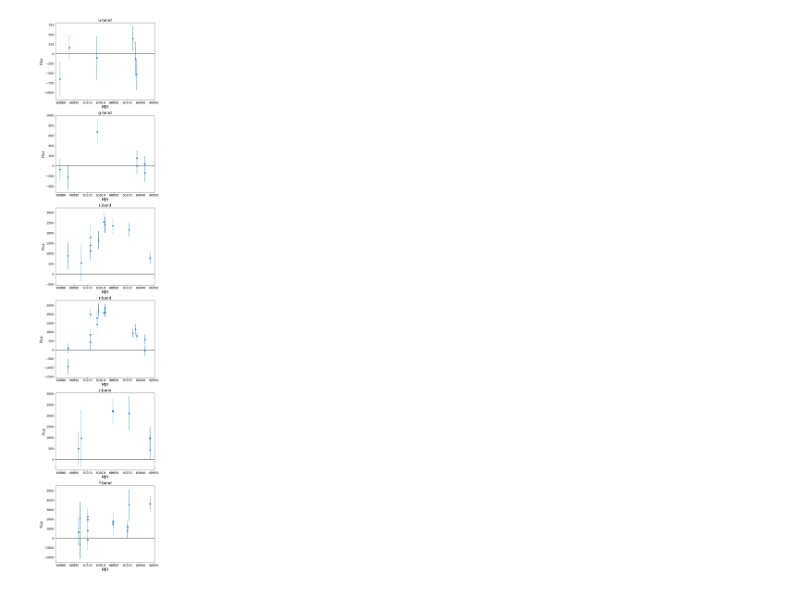
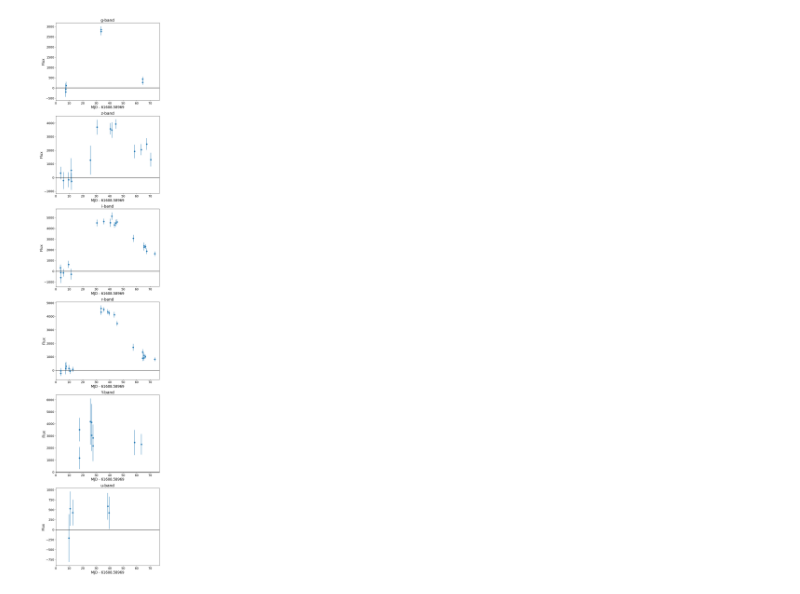
Before and after one commit to LSSTDESC/tom_desc, a Jupyter notebook: sql_query_tom_db.ipynb, the cells around one changed output. Drawn from its saved outputs; the diff is of its cells as text; code cells hidden in the pictures.

```diff
--- a/sql_query_tom_db.ipynb
+++ b/sql_query_tom_db.ipynb
@@ -169,23 +208,27 @@ objlist
 # %%
-# I like the look of the 4th one I got when I ran this query so let's get that one's lightcurve.
+# I like the look of the 3rd one I got when I ran this query so let's get that one's lightcurve.
 #
 # Get the lightcurve that would have been in the most recent alert that's been sent.  To do that:
 # * Find the latest alert that has alertSentTimestamp that's not NULL.
 # * Find the first alert for that object
 # * Return everything in diaForcedSource that is between (first alert - 30 days) and (latest alert)
 #
-#...I hope I did that right
+# (Note that because elasticc2 is over, all alerts were sent, so this is kind of gratuitous; I
+# could have just gotten all the points.  But, for demo purposes...)
 
-objid = objlist[3]['diaObjectId']
-query = ( 'SELECT "midPointTai","filterName","psFlux","psFluxErr" FROM elasticc_diaforcedsource '
-          'WHERE "diaObjectId"=%(objid)s '
-          'AND "midPointTai" >= ( SELECT "midPointTai"-30 FROM elasticc_diasource '
-          '                        WHERE "diaObjectId"=%(objid)s '
-          '                        ORDER BY "midPointTai" LIMIT 1 ) '
-          'AND "midPointTai" <= ( SELECT "midPointTai" FROM elasticc_diasource s '
-          '                       INNER JOIN elasticc_diaalert a ON s."diaSourceId"=a."diaSourceId" '
-          '                       WHERE a."alertSentTimestamp" IS NOT NULL AND s."diaObjectId"=%(objid)s'
-          '                       ORDER BY s."midPointTai" DESC LIMIT 1 ) ' )
+objid = objlist[2]['diaobject_id']
+query = ( 'SELECT midpointtai,filtername,psflux,psfluxerr FROM elasticc2_diaforcedsource '
+          'WHERE diaobject_id=%(objid)s '
+          'AND midPointTai >= ( SELECT midpointtai-30 FROM elasticc2_diasource '
+          '                     WHERE diaobject_id=%(objid)s '
+          '                     ORDER BY midpointtai LIMIT 1 ) '
+          'AND midPointTai <= ( SELECT midpointtai FROM elasticc2_diasource s '
+          '                     INNER JOIN elasticc2_ppdbalert a ON s.diasource_id=a.diasource_id '
+          '                     WHERE a.alertsenttimestamp IS NOT NULL AND s.diaobject_id=%(objid)s'
+          '                     ORDER BY s.midpointtai DESC LIMIT 1 ) ' )
+t0 = time.perf_counter()
 rows = run_query( query, { 'objid': objid } )
+t1 = time.perf_counter()
+sys.stderr.write( f"Request took {t1-t0:.2f} seconds." )
 print( f"Got {len(rows)} forced photometry points." )
 # %% [output]
@@ -193,30 +237,30 @@ Got 62 forced photometry points.
 # %%
 # Plot!
 df = pandas.DataFrame( rows )
-filters = df['filterName'].unique()
-mint = df['midPointTai'].min()
-maxt = df['midPointTai'].max()
+filters = df['filtername'].unique()
+mint = df['midpointtai'].min()
+maxt = df['midpointtai'].max()
 dt = maxt-mint
 mint -= 0.05*dt
 maxt += 0.05*dt
 fig = matplotlib.pyplot.figure( figsize=(8,6*len(filters)), tight_layout=True )
 for i, filter in enumerate(filters):
-    subdf = df[ df['filterName'] == filter ]
+    subdf = df[ df['filtername'] == filter ]
     ax = fig.add_subplot( len(filters), 1, i+1 )
-    ax.errorbar( subdf['midPointTai'], subdf['psFlux'], subdf['psFluxErr'], linestyle='None', marker='o' )
+    ax.errorbar( subdf['midpointtai']-mint, subdf['psflux'], subdf['psfluxerr'], linestyle='None', marker='o' )
     ax.set_title( f'{filter}-band', fontsize=18 )
-    ax.set_xlabel( 'MJD', fontsize=16 )
+    ax.set_xlabel( f'MJD - {mint}', fontsize=16 )
     ax.set_ylabel( 'Flux', fontsize=16 )
     ax.tick_params( 'both', labelsize=14 )
     ymin, ymax = ax.get_ylim()
     if ymin > 0:
         ax.set_ylim( 0, ymax )
     else:
         ax.axhline( color='black' )
-    ax.set_xlim( mint, maxt )
+    ax.set_xlim( 0, maxt-mint )
 fig.show()
 # %% [output]
-[figure, old version]
+[figure, new version]
 # %%
 # Gratuitous multiple query example
 
```
Also changed, not shown: parts of 18 cells of this notebook, 6 other files.
